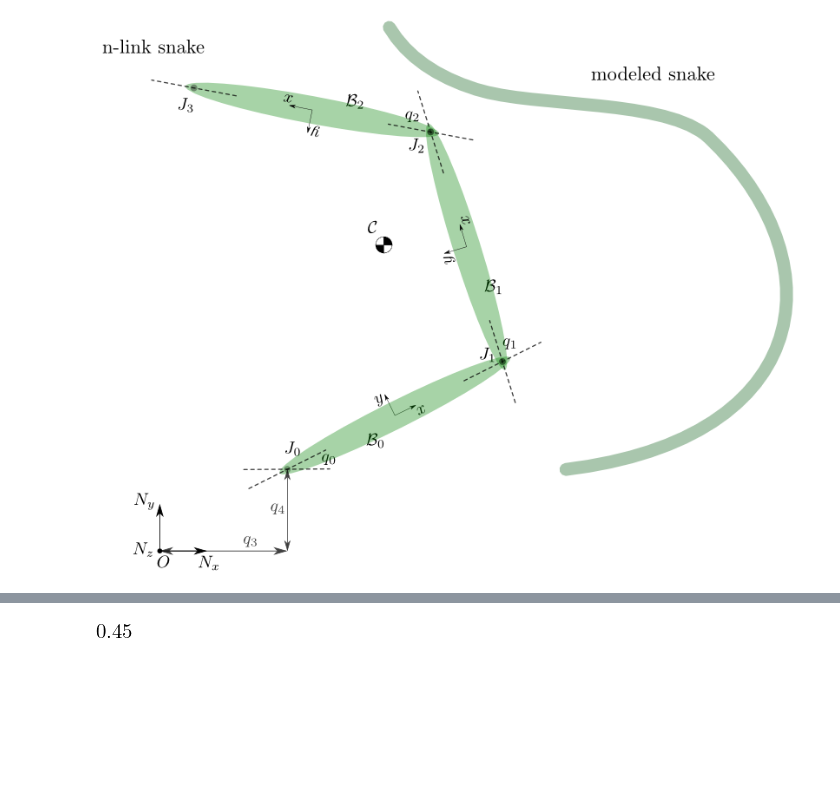
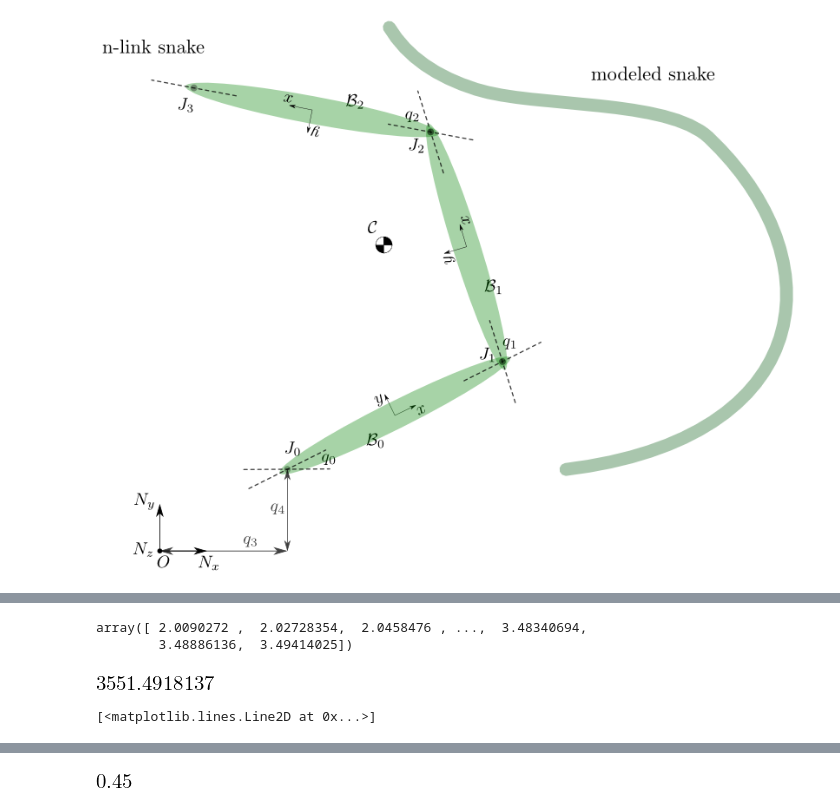
Before and after one commit to isaacyeaton/snaketurn, a Jupyter notebook: 3-link-snake-free-head.ipynb, the cells around one changed output, grey strips where cells are left out. Drawn from its saved outputs; the diff is of its cells as text; code cells hidden in the pictures; blank space fills up the shorter version.

```diff
--- a/3-link-snake-free-head.ipynb
+++ b/3-link-snake-free-head.ipynb
@@ -231,3 +262,21 @@ Elapsed time: 1.18 sec
+# %%
+np.diff(y1[0]) / dt
+# %% [output]
+array([ 2.0090272 ,  2.02728354,  2.0458476 , ...,  3.48340694,
+        3.48886136,  3.49414025])
+# %%
+u0 = y1[0]
+dq0 = np.gradient(y1[0]) / dt
+abs_diff = (u0 - dq0) / dq0
+# %%
+np.rad2deg((u0 - dq0).max())
+# %% [output]
+[figure, added]
+# %%
+fig, ax = plt.subplots()
+ax.plot(abs_diff)
+# %% [output]
+[<matplotlib.lines.Line2D at 0x...>]
 # %%
 fig, (ax1, ax2) = plt.subplots(2, 1, sharex=True, figsize=(6, 6))
 
```
Also changed, not shown: parts of 18 cells of this notebook, 1 other file.
